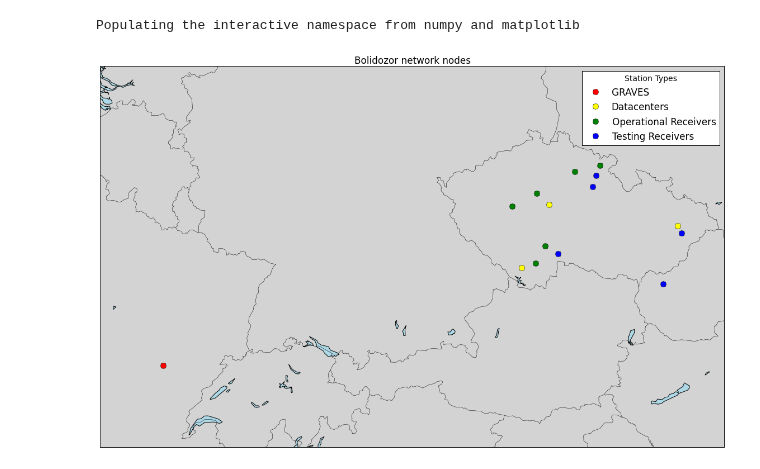
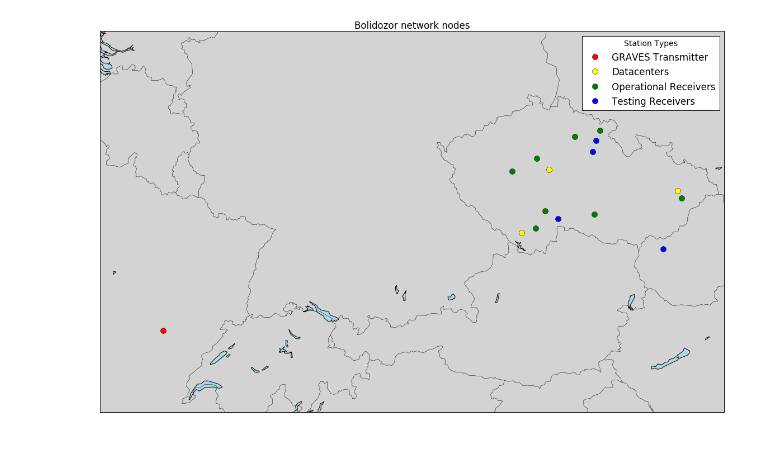
Before and after one commit to bolidozor/MeteorDataAnalyser, a Jupyter notebook: iPython/Bolidozor_map.ipynb, the cells around one changed output. Drawn from its saved outputs; the diff is of its cells as text; code cells hidden in the pictures.

```diff
--- a/iPython/Bolidozor_map.ipynb
+++ b/iPython/Bolidozor_map.ipynb
@@ -24,11 +24,12 @@ stations.append({'name': 'BPB','latitude':48.653153,'longitude':17.537413, 'stat
 stations.append({'name': 'HPHK','latitude':50.1772,'longitude':15.8386, 'status': 'testing', 'type': 'receiver'})
 stations.append({'name': 'OBSJAROMER','latitude':50.351397,'longitude':15.915878, 'status': 'testing', 'type': 'receiver'})
 stations.append({'name': 'JHRADEC','latitude':49.1314,'longitude': 14.9999, 'status': 'testing', 'type': 'receiver'})
-stations.append({'name': 'VALMEZ','latitude':49.463038,'longitude': 17.973544, 'status': 'testing', 'type': 'receiver'})
+stations.append({'name': 'VALMEZ','latitude':49.463038,'longitude': 17.973544, 'status': 'operational', 'type': 'receiver'})
 stations.append({'name': 'NACHODSKO','latitude':50.409407,'longitude':15.414812, 'status': 'operational', 'type': 'receiver'})
 stations.append({'name': 'Forpsi','latitude':48.9169761,'longitude':14.1326528, 'status': 'operational', 'type': 'datacenter'})
 stations.append({'name': 'Ondrejov','latitude':49.9046144,'longitude':14.7842044, 'status': 'operational', 'type': 'datacenter'})
 stations.append({'name': 'Dub','latitude':49.5717811,'longitude':17.8831233, 'status': 'operational', 'type': 'datacenter'})
+stations.append({'name': 'DDMTREBIC','latitude':49.207180,'longitude':15.876004, 'status': 'operational', 'type': 'receiver'})
 
 land_color = 'lightgray'
 water_color = 'lightblue'
@@ -56,7 +57,7 @@ map.drawmapboundary(fill_color=water_color)
 #map.plot(x, y, marker='o', markersize=6, markerfacecolor='red', linewidth=0)
 
 x, y = map(np.array(5.5151), np.array(47.348))
-transmitters, = map.plot(x, y, marker='o', markersize=10, markerfacecolor='red', linewidth=0,label='GRAVES')
+transmitters, = map.plot(x, y, marker='o', markersize=10, markerfacecolor='red', linewidth=0,label='GRAVES Transmitter')
 
 for station in stations:
     station_latitude = station['latitude']
@@ -82,5 +82,4 @@ WARNING: pylab import has clobbered these variables: ['pylab', 'plot']
-Populating the interactive namespace from numpy and matplotlib
-[figure, old version]
+[figure, new version]
 # %%
 print(testing)
 # %% [output]
```
Also changed, not shown: parts of 2 cells of this notebook, 1 other file.
